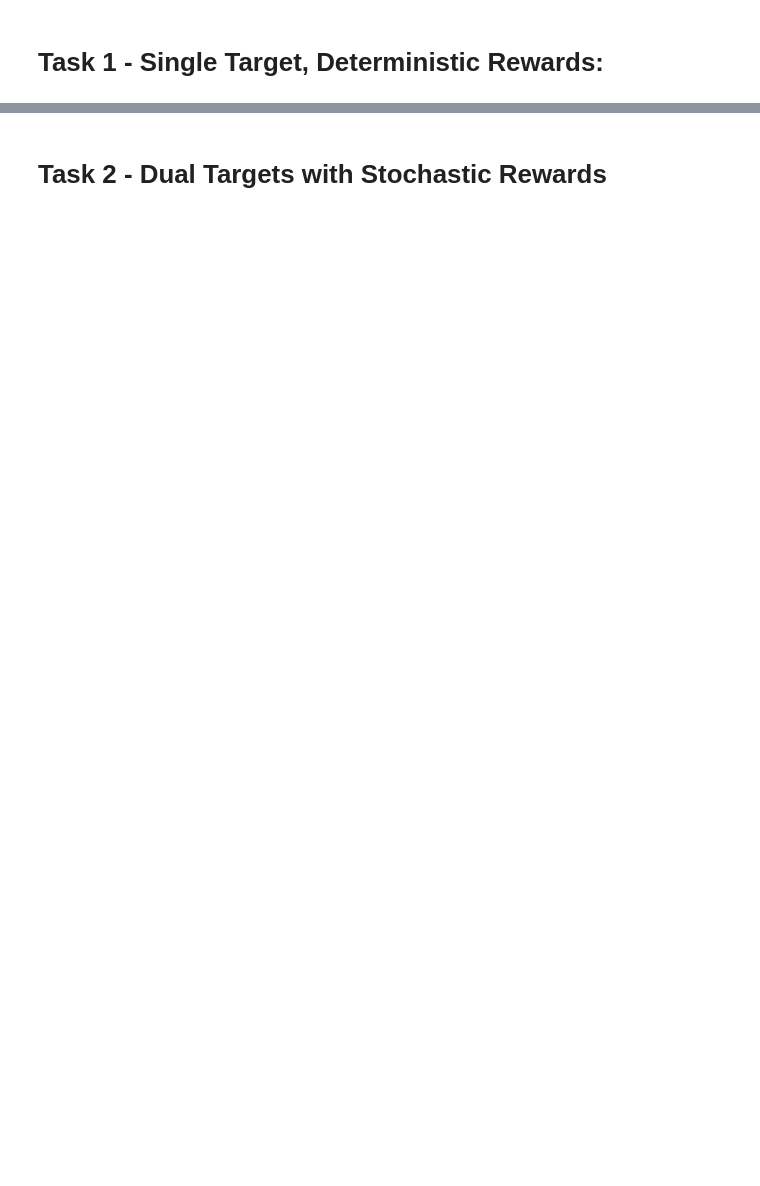
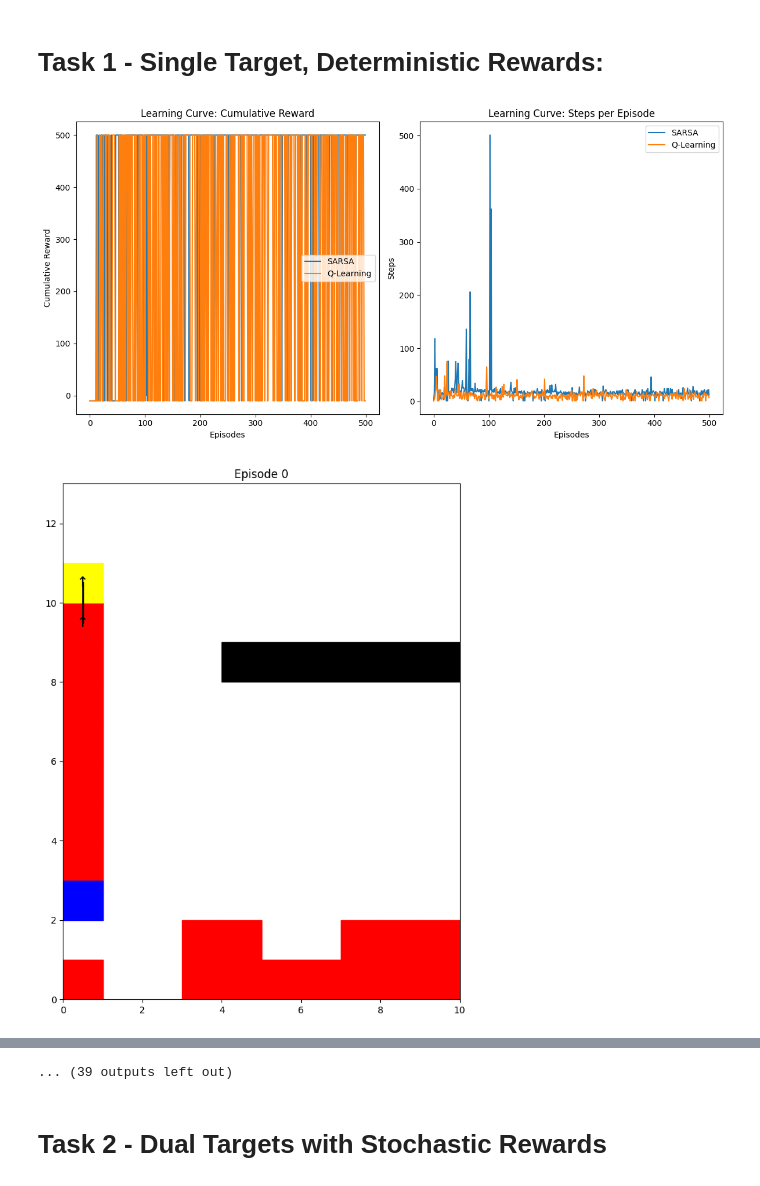
Before and after one commit to kjmullan/COM3240, a Jupyter notebook: Assignment_empty.ipynb, the cells around one changed output, grey strips where cells are left out. Saved outputs shown, nothing was run; the diff lists cells and outputs as text; code cells hidden in the pictures; blank space fills up the shorter version.

```diff
--- a/Assignment_empty.ipynb
+++ b/Assignment_empty.ipynb
@@ -104,21 +200,51 @@ class SARSA_agent():
 # Example of Hyperparameters
 # This is just an example, you can add to this depending on which method you utilise
 
-gamma = 0.3
+gamma = 0.5
 # Alpha === Learning Rate
-alpha = 0.5
-epsilon = 0.6
+alpha = 0.1
+epsilon = 0.2
 n_episodes = 500
 # %%
 # This should be the definition of the gridworld for task 1. DO NOT CHANGE THIS
 env1 = get_task1_gridworld()
 # %%
 # Example of running SARSA
-agent = SARSA_agent()
-policy, total_rewards, total_steps = agent.solve(env1, gamma=gamma, alpha=alpha, epsilon=epsilon, n_episodes=500)
+sarsa_agent = SARSA_agent()
+policy_sarsa, rewards_sarsa, steps_sarsa, episode_sequences_sarsa = sarsa_agent.solve(env1, n_episodes, gamma, alpha, epsilon)
 # %%
 # Example of running Q-Learning
-agent = Q_agent()
-policy, total_rewards, total_steps = agent.solve(env1)
+q_agent = Q_agent()
+policy_q, rewards_q, steps_q, episode_sequences_q = q_agent.solve(env1, n_episodes, gamma, alpha, epsilon)
 # %%
 # Do your plots below! Include any new function definitions in this jupyter notebook!
+# %%
+# Plot learning curves
+plt.figure(figsize=(12, 6))
+plt.subplot(1, 2, 1)
+plt.plot(rewards_sarsa, label='SARSA')
+plt.plot(rewards_q, label='Q-Learning')
+plt.xlabel('Episodes')
+plt.ylabel('Cumulative Reward')
+plt.title('Learning Curve: Cumulative Reward')
+plt.legend()
+
+plt.subplot(1, 2, 2)
+plt.plot(steps_sarsa, label='SARSA')
+plt.plot(steps_q, label='Q-Learning')
+plt.xlabel('Episodes')
+plt.ylabel('Steps')
+plt.title('Learning Curve: Steps per Episode')
+plt.legend()
+
+plt.tight_layout()
+plt.show()
+
+# Visualize the first episode sequence for SARSA
+i = 0
+while i < 50:
+    plot_episode_sequence(env1, episode_sequences_q[(10*i)], episode_num=(10*i))
+    i += 1
+# %% [output]
+[figure, added]
+[figure, added]
@@ -125,3 +261,4 @@ policy, total_rewards, total_steps = agent.solve(env1)
+... (39 outputs left out)
 # %% [markdown]
 # Task 2 - Dual Targets with Stochastic Rewards
 # %%
```
Also changed, not shown: parts of 8 cells of this notebook, 6 other files.
